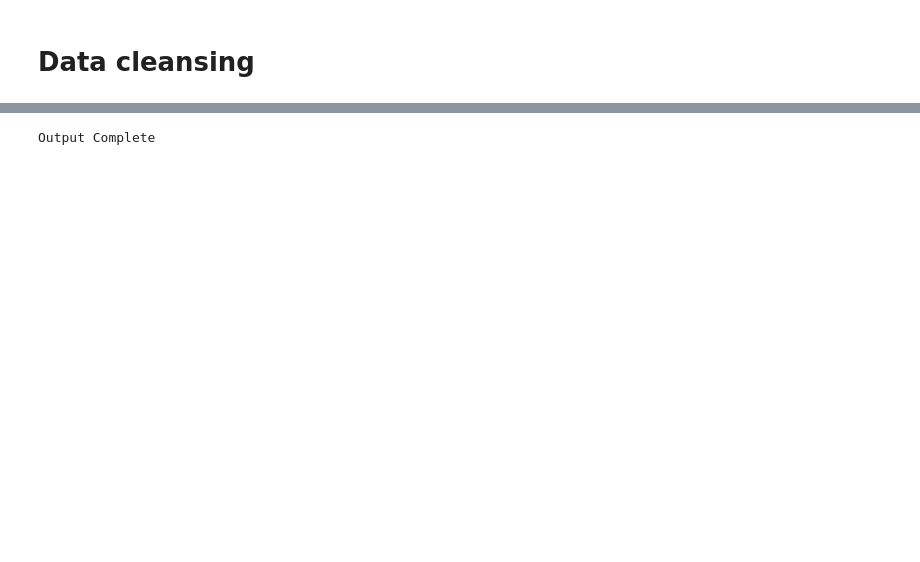
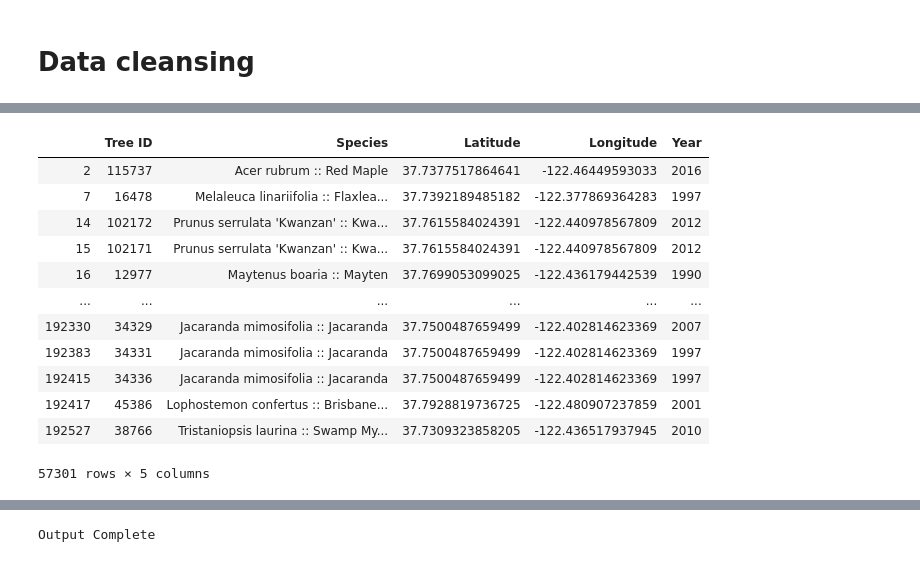
Before and after one commit to mahlonduke/Project_1, a Jupyter notebook: Source Data/SF_trees.ipynb, the cells around one changed output, grey strips where cells are left out. Cells and saved outputs as stored; diff of their text form; code cells hidden in the pictures; blank space fills up the shorter version.

```diff
--- a/Source Data/SF_trees.ipynb
+++ b/Source Data/SF_trees.ipynb
@@ -114,0 +177,17 @@ See the caveats in the documentation: http://pandas.pydata.org/pandas-docs/stabl
+# %%
+cleanDate = cleanDate.drop(['Date Planted', 'PlantYear'], axis=1)
+cleanDate
+# %% [output]
+|  | Tree ID | Species | Latitude | Longitude | Year |
+| 2 | 115737 | Acer rubrum :: Red Maple | 37.7377517864641 | -122.46449593033 | 2016 |
+| 7 | 16478 | Melaleuca linariifolia :: Flaxlea... | 37.7392189485182 | -122.377869364283 | 1997 |
+| 14 | 102172 | Prunus serrulata 'Kwanzan' :: Kwa... | 37.7615584024391 | -122.440978567809 | 2012 |
+| 15 | 102171 | Prunus serrulata 'Kwanzan' :: Kwa... | 37.7615584024391 | -122.440978567809 | 2012 |
+| 16 | 12977 | Maytenus boaria :: Mayten | 37.7699053099025 | -122.436179442539 | 1990 |
+| ... | ... | ... | ... | ... | ... |
+| 192330 | 34329 | Jacaranda mimosifolia :: Jacaranda | 37.7500487659499 | -122.402814623369 | 2007 |
+| 192383 | 34331 | Jacaranda mimosifolia :: Jacaranda | 37.7500487659499 | -122.402814623369 | 1997 |
+| 192415 | 34336 | Jacaranda mimosifolia :: Jacaranda | 37.7500487659499 | -122.402814623369 | 1997 |
+| 192417 | 45386 | Lophostemon confertus :: Brisbane... | 37.7928819736725 | -122.480907237859 | 2001 |
+| 192527 | 38766 | Tristaniopsis laurina :: Swamp My... | 37.7309323858205 | -122.436517937945 | 2010 |
+57301 rows × 5 columns
```
Also changed, not shown: parts of 11 cells of this notebook, 3 other files.
